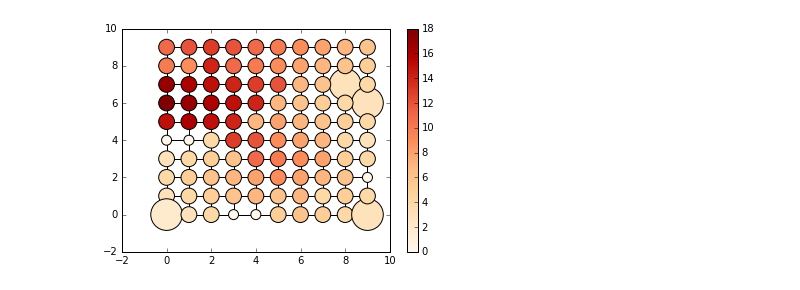
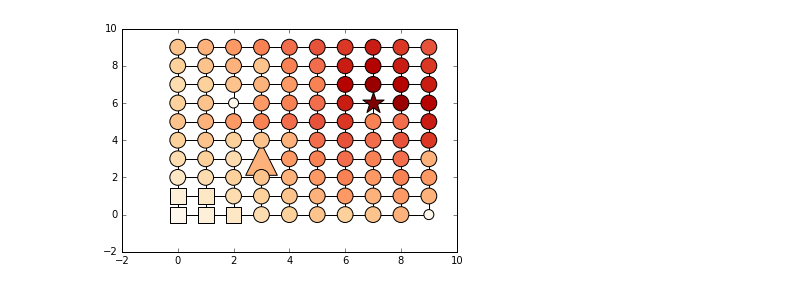
Before and after one commit to xiaohan2012/active-infection-source-finding, a Jupyter notebook: multiplicative_weight_update.ipynb, the cells around one changed output. Cells and saved outputs as stored; diff of their text form; code cells hidden in the pictures.

```diff
--- a/multiplicative_weight_update.ipynb
+++ b/multiplicative_weight_update.ipynb
@@ -24,14 +27,26 @@ from core import accuracy_for_nodes, experiment_multiple_rounds, normalize_mu, g
 # np.random.seed(seed)
 # %%
 infp = 0.7
-g = grid_2d(10, infp)
+g = grid_2d(10)
+g = add_p_and_delta(g, infp, 1)
+pos = {n: np.array(n) for n in g.nodes()}
+# %%
+def infeciton_time2weight(ts):
+    times = np.array(list(ts.values()))
+    times = times[(np.invert(np.isinf(times)))]
+    max_val = np.max(times)
+    return {n: (max_val - t if not np.isinf(t) else 0) for n, t in ts.items()}
 # %%
 source, obs_nodes, infection_times, tree = make_input(g, infp, 0.05, sampling_method='late_nodes')
-kwargs =get_display_kwargs(g, infection_times, obs_nodes=obs_nodes)
-nx.draw_networkx(g, pos=pos, with_labels=False, **kwargs)
-add_colorbar(kwargs['node_color'])
+
+node2weight = infeciton_time2weight(infection_times)
+
+plot_snapshot(g, pos, node2weight,
+              query_node=(3, 3),
+              source_node=source,
+              queried_nodes=obs_nodes)
 # %% [output]
-[figure, old version]
+[figure, new version]
 # %%
 N = 250
 # list of list of (source, times, tree)
```
Also changed, not shown: parts of 21 cells of this notebook, 12 other files.
